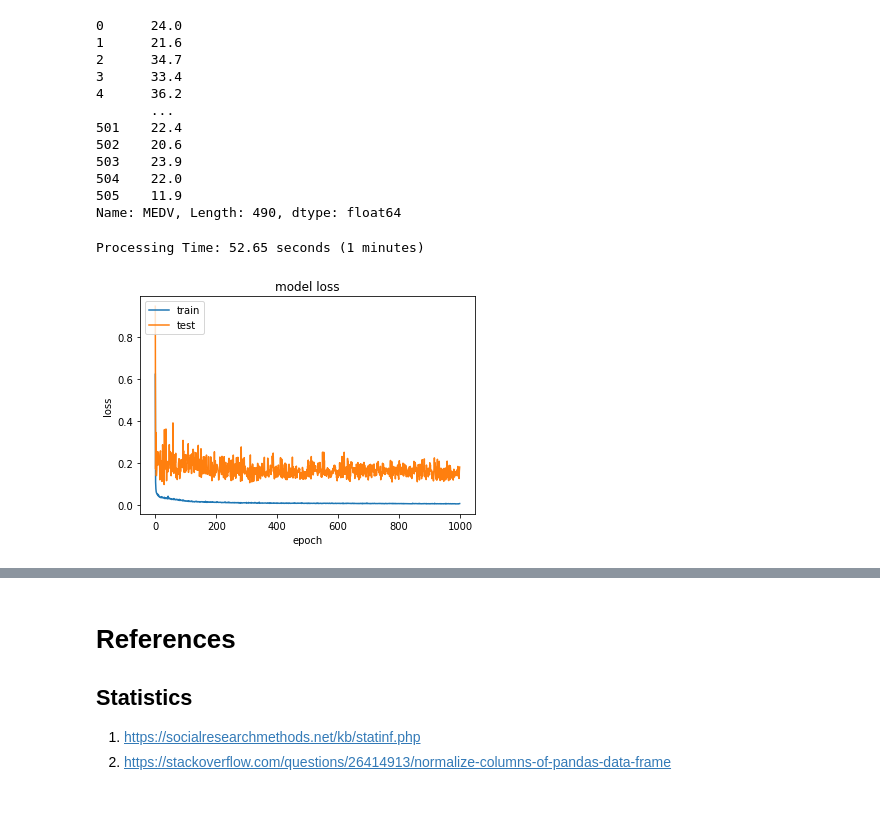
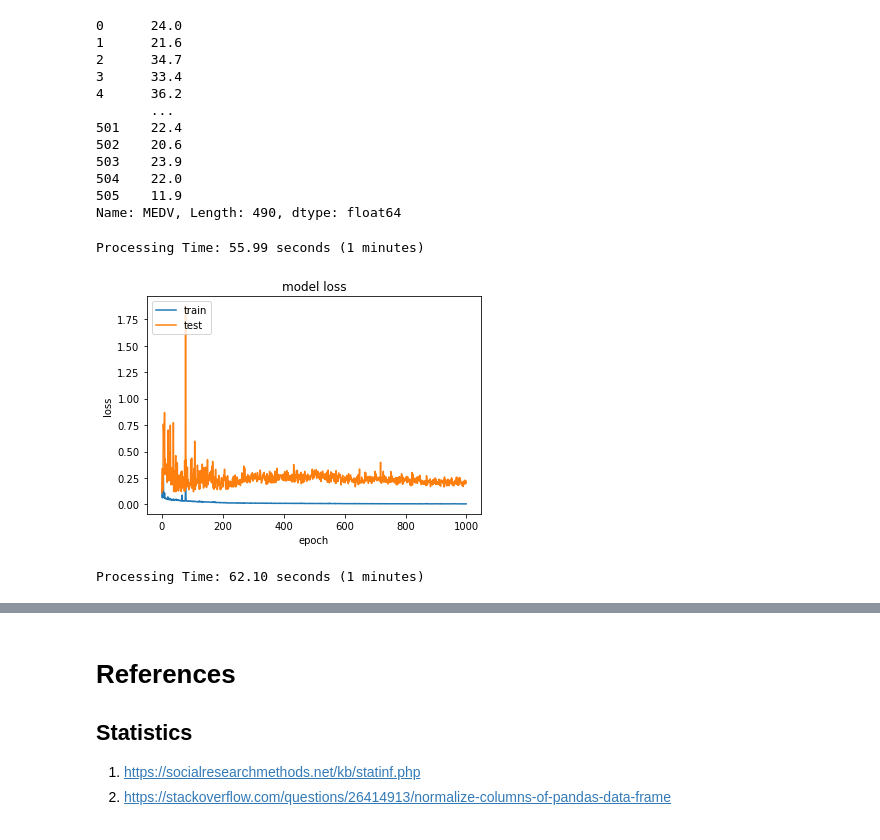
Before and after one commit to G00364778/52954_Assesment_Machine_Learning_and_Statistics, a Jupyter notebook: Boston_House_Price_Analyses.ipynb, the cells around one changed output, grey strips where cells are left out. Drawn from its saved outputs; the diff is of its cells as text; code cells hidden in the pictures.

Commit message:
add keras final models and prediction code and graph

```diff
--- a/Boston_House_Price_Analyses.ipynb
+++ b/Boston_House_Price_Analyses.ipynb
@@ -244,5 +248,5 @@ inputs.describe()
 | 75% | 3.647422 | 12.500000 | 18.100000 | 0.000000 | 0.624000 | 6.578000 | 93.87500 | 5.214600 | 24.000000 | 666.000000 | 20.200000 | ... |
 | max | 88.976200 | 100.000000 | 27.740000 | 1.000000 | 0.871000 | 8.780000 | 100.00000 | 12.126500 | 24.000000 | 711.000000 | 22.000000 | ... |
 # %%
-inputs=df[['CRIM','ZN','INDUS','NOX','RM','AGE','DIS','RAD','TAX','PTRATIO','B','LSTAT']]
-inputs.describe()
+#inputs=df[['CRIM','ZN','INDUS','NOX','RM','AGE','DIS','RAD','TAX','PTRATIO','B','LSTAT']]
+#inputs.describe()
@@ -280,33 +274,37 @@ m.compile??
 # %%
+#building sets to iterate through to search for solutions
 b=(1,2,4,8,16,32,64,128,256,506)
 act=("linear", "sigmoid", "tanh", "elu", "softmax", "selu", "softplus", "softsign", "relu", "hard_sigmoid", "exponential")
 ls=("mean_squared_error", "mean_absolute_error", "mean_absolute_percentage_error", "mean_squared_logarithmic_error",
     "squared_hinge", "hinge", "categorical_hinge", "logcosh")
 opt=("sgd", "adam", "Adamax", "Nadam", "RMSprop", "Adagrad", "Adadelta")
 
 # https://machinelearningmastery.com/display-deep-learning-model-training-history-in-keras/
 
 start=time()
 m = kr.models.Sequential()
-m.add(kr.layers.Dense(24, input_dim=12, activation="softplus"))
+m.add(kr.layers.Dense(24, input_dim=13, activation="softplus"))
 m.add(kr.layers.Dense(12, activation="softplus"))
 m.add(kr.layers.Dense(1))
 m.compile(loss="mean_squared_logarithmic_error", optimizer="nadam")
 hist=m.fit(inputs, output, validation_split = 0.25, epochs=1000, batch_size=8, verbose=0)
-#m.fit(inputs, output, epochs=100, batch_size=1, verbose=0)
-#loss = m.evaluate(inputs, output, verbose=0)
-#ses=np.sqrt(np.sum((m.predict(inputs).T - output.values)**2))
-#print("x: {:12d} Loss: {:6.2f} SES: {:6.2f}".format(x,loss,ses))
 #print(hist.history.keys())
 end=time()
 print("Processing Time: {:.2f} seconds ({:.0f} minutes)".format(end-start, (end-start)/60))
 pl.plot(hist.history['loss'])
 pl.plot(hist.history['val_loss'])
 pl.title('model loss')
 pl.ylabel('loss')
 pl.xlabel('epoch')
 pl.legend(['train', 'test'], loc='upper left')
 pl.show()
 # %% [output]
-Processing Time: 52.65 seconds (1 minutes)
+Processing Time: 55.99 seconds (1 minutes)
-[figure, old version]
+[figure, new version]
+# %%
+start=time()
+m.fit(inputs, output, epochs=1000, batch_size=8, verbose=0)
+end=time()
+print("Processing Time: {:.2f} seconds ({:.0f} minutes)".format(end-start, (end-start)/60))
+# %% [output]
+Processing Time: 62.10 seconds (1 minutes)
```
Also changed, not shown: parts of 16 cells of this notebook.
